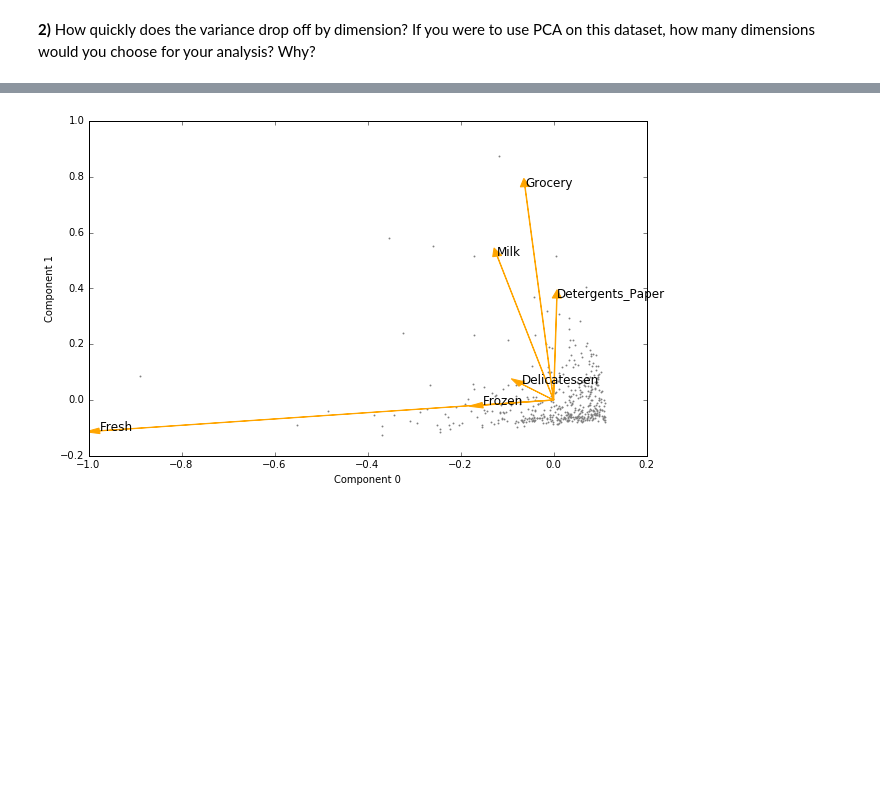
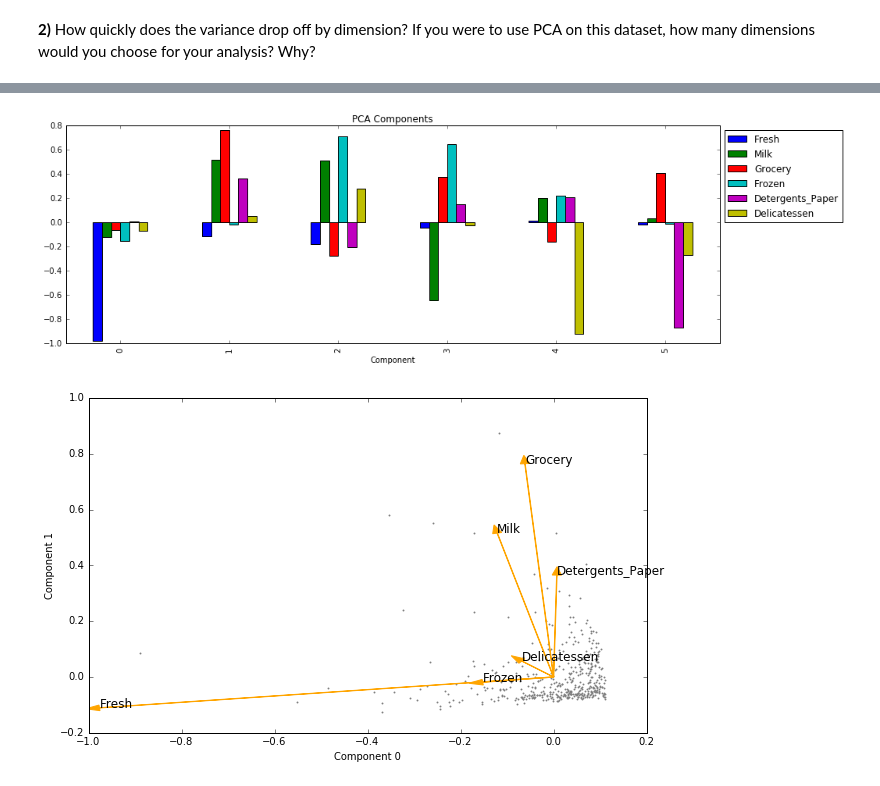
Before and after one commit to elbernante/customer-segments, a Jupyter notebook: customer_segments.ipynb, the cells around one changed output, grey strips where cells are left out. Cells and saved outputs as stored; diff of their text form; code cells hidden in the pictures; blank space fills up the shorter version.

```diff
--- a/customer_segments.ipynb
+++ b/customer_segments.ipynb
@@ -100,3 +80,14 @@ visualize_comp(pca.components_, features=list(data.columns), title="PCA Componen
+# %%
+def visualize_comp(comp, features=None, title=None):
+    labels = features or ["Feature {}".format(i) for i in range(F)]
+    df = pd.DataFrame(comp, columns=labels)
+    df.index.name = "Component"
+    ag = df.plot.bar(figsize=(15, 5), title=title or "Components")
+    ag.legend(bbox_to_anchor=(1., 1.), loc="upper left")
+
+visualize_comp(pca.components_, features=list(data.columns), title="PCA Components")
+# %% [output]
+[figure, added]
 # %%
 from sklearn.preprocessing import MinMaxScaler
 
```
Also changed, not shown: parts of 22 cells of this notebook, 1 other file.
